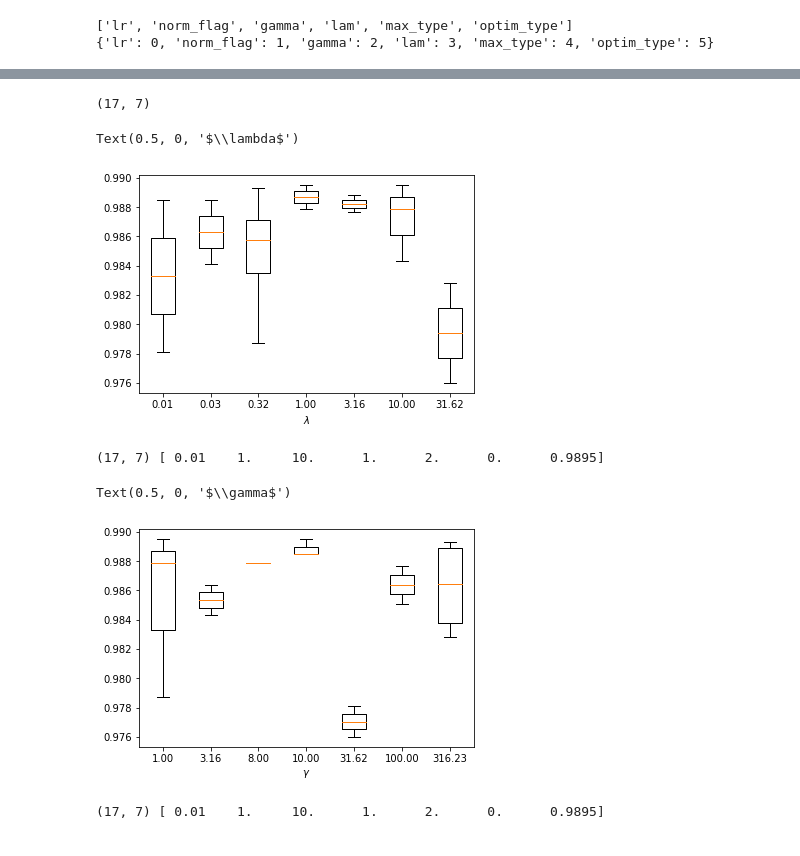
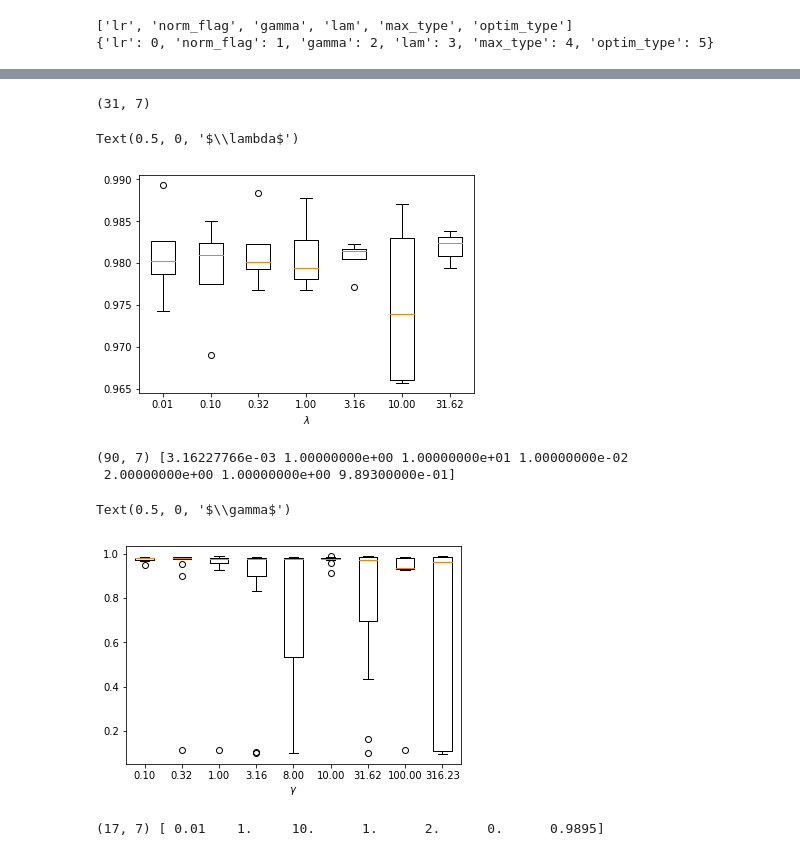
Before and after one commit to silent567/examples, a Jupyter notebook: mnist/analyze_result.ipynb, the cells around one changed output, grey strips where cells are left out. Cells and saved outputs as stored; diff of their text form; code cells hidden in the pictures.

Commit message:
Config name space

```diff
--- a/mnist/analyze_result.ipynb
+++ b/mnist/analyze_result.ipynb
@@ -8,10 +8,12 @@ def gather_record(key=''):
     record = []
     for fn in filenames:
         if '.csv' in fn and key in fn:
-            record.append(np.loadtxt(fn,delimiter=','))
+            tmp_record = np.loadtxt(fn,delimiter=',')
+            tmp_record = tmp_record[tmp_record[:,-1]>0]
+            record.append(tmp_record)
     record = np.concatenate(record,axis=0)
     return record
-record = gather_record('2018-12-19')
+record = gather_record('record_2018')
 print(record.shape)
 print(record[np.argmax(record[:,-1])])
 # %% [output]
@@ -95,27 +134,28 @@ values.sort()
 plt.boxplot([frecord[frecord[:,index]==v][:,-1] for v in values],labels=['%.2f'%v for v in values])
 plt.xlabel('$\lambda$')
 # %% [output]
-(17, 7)
+(31, 7)
 Text(0.5, 0, '$\\lambda$')
-[figure, old version]
+[figure, new version]
 # %%
 #filtered out low accuracies
-frecord = record[record[:,-1]>=0.95]
+frecord = record[record[:,-1]>=0.0]
 #filtered out non gfusedmax
 frecord = frecord[frecord[:,name2index['max_type']]==2]
 #filtered out non layer-norm
-frecord = frecord[frecord[:,name2index['norm_flag']]==1]
+#frecord = frecord[frecord[:,name2index['norm_flag']]==1]
 print(frecord.shape,frecord[np.argmax(frecord[:,-1])])
 #box plot
 index = name2index['gamma']
 values = list(set(frecord[:,index]))
 values.sort()
 plt.boxplot([frecord[frecord[:,index]==v][:,-1] for v in values],labels=['%.2f'%v for v in values])
 plt.xlabel('$\gamma$')
 # %% [output]
-(17, 7) [ 0.01    1.     10.      1.      2.      0.      0.9895]
+(90, 7) [3.16227766e-03 1.00000000e+00 1.00000000e+01 1.00000000e-02
+ 2.00000000e+00 1.00000000e+00 9.89300000e-01]
 Text(0.5, 0, '$\\gamma$')
-[figure, old version]
+[figure, new version]
 # %%
 #filtered out low accuracies
 frecord = record[record[:,-1]>=0.95]
```
Also changed, not shown: parts of 5 cells of this notebook, 6 other files.
